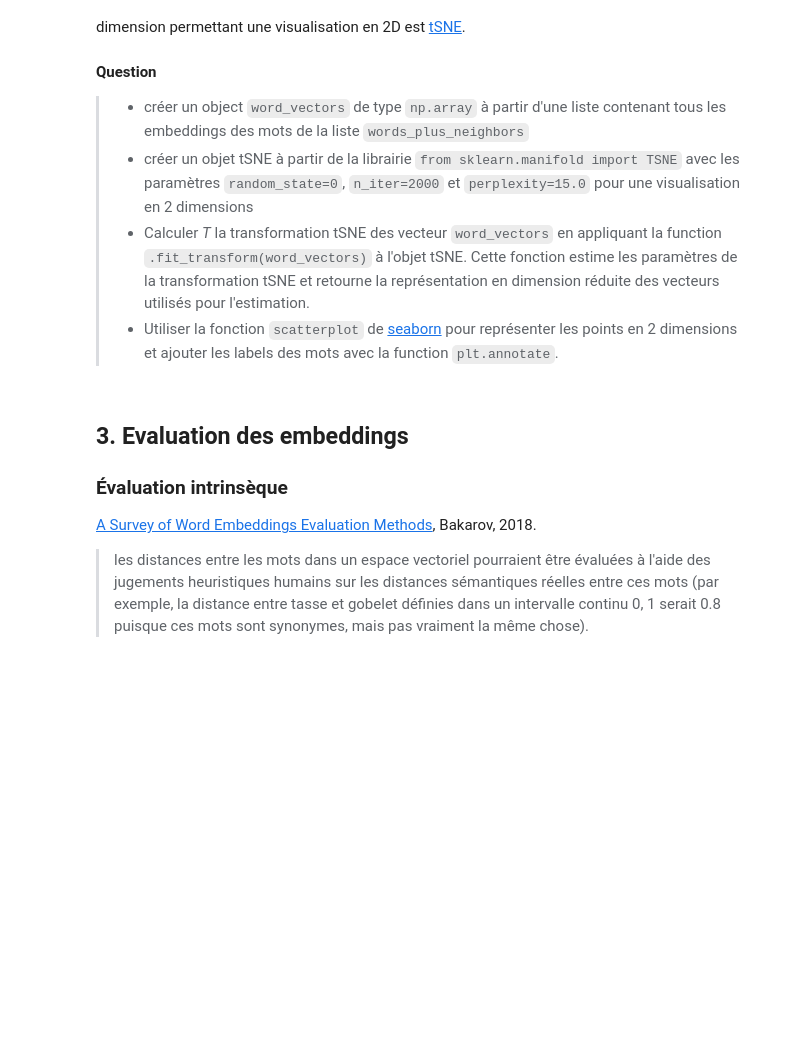
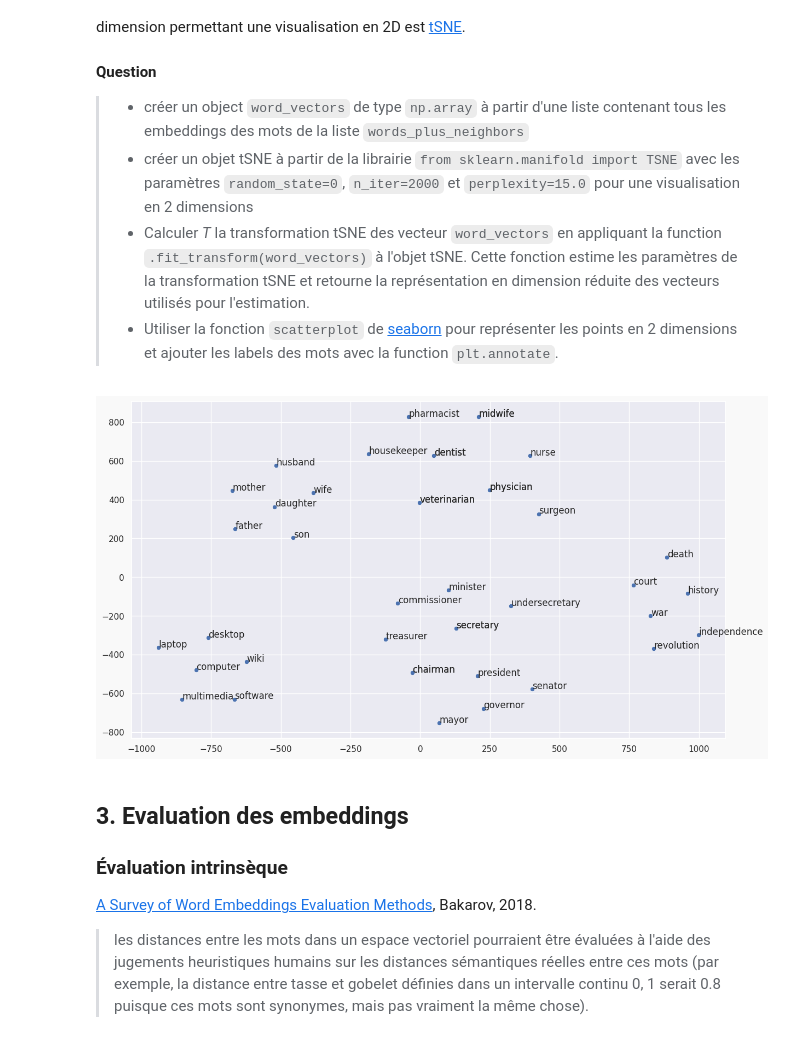
Before and after one commit to meilame-tayebjee/nlp-lab-text-embedding, a Jupyter notebook: Embeddings.ipynb, the cells around one changed output. Cells and saved outputs as stored; diff of their text form; code cells hidden in the pictures; blank space fills up the shorter version.

```diff
--- a/Embeddings.ipynb
+++ b/Embeddings.ipynb
@@ -104,3 +104,20 @@ from scipy import spatial
 # YOUR CODE HERE
 
 kd_tree = spatial.KDTree(collobert_embeddings)
+# %%
+words = ['mother', 'computer', 'dentist', 'war', 'president', 'secretary', 'nurse']
+all_neighbors = []
+neighbors_indexes = []
+for w in words:
+    index = collobert_words.index(w+'\n')
+    word_index = collobert_words.index(w+'\n')
+    neighbors_index = kd_tree.query(collobert_embeddings[word_index], k=6)[1]
+    neighbors_index = list(neighbors_index)
+    neighbors_indexes+=neighbors_index
+
+    print('Word:', w, ' Neighbors:', [collobert_words[i].strip() for i in neighbors_index])
+    all_neighbors+= [collobert_words[i].strip() for i in neighbors_index]
+
+words_plus_neighbors = all_neighbors
+
+words_plus_neighbors_index = neighbors_indexes
@@ -117,31 +142,36 @@ Les embeddings sont des vecteurs de plusieurs centaines de dimensions. Il n'est
 # %%
 from sklearn.manifold import TSNE
 # graphics
 import matplotlib.pyplot as plt
 # display matplotlib graphics in notebook
 %matplotlib inline
 import seaborn as sns
 
 # retrieve the word representation
 # YOUR CODE HERE
+word_vectors = collobert_embeddings[words_plus_neighbors_index]
 
 # create the tSNE transform
 # YOUR CODE HERE
+tsne = TSNE(n_iter = 2000, perplexity = 15, random_state=0)
 
 # fit and transform the word vectors, store in T
 # YOUR CODE HERE
+T = tsne.fit_transform(word_vectors)
 
 # plot
-fig = plt.figure()
+fig = plt.figure(figsize=(14, 8))
 fig.patch.set_facecolor('#f9f9f9')
 
 sns.set(rc={'figure.figsize':(14, 8)})
 sns.set(font_scale=1)
 
 sns.scatterplot(x=T[:, 0], y=T[:, 1])
 
 for label, x, y in zip(words_plus_neighbors, T[:, 0], T[:, 1]):
     plt.annotate(label, xy=(x+1, y+1), xytext=(0, 0), textcoords='offset points')
+# %% [output]
+[figure, added]
 # %% [markdown]
 ## 3. Evaluation des embeddings
 
```
Also changed, not shown: parts of 3 cells of this notebook, 1 other file.
